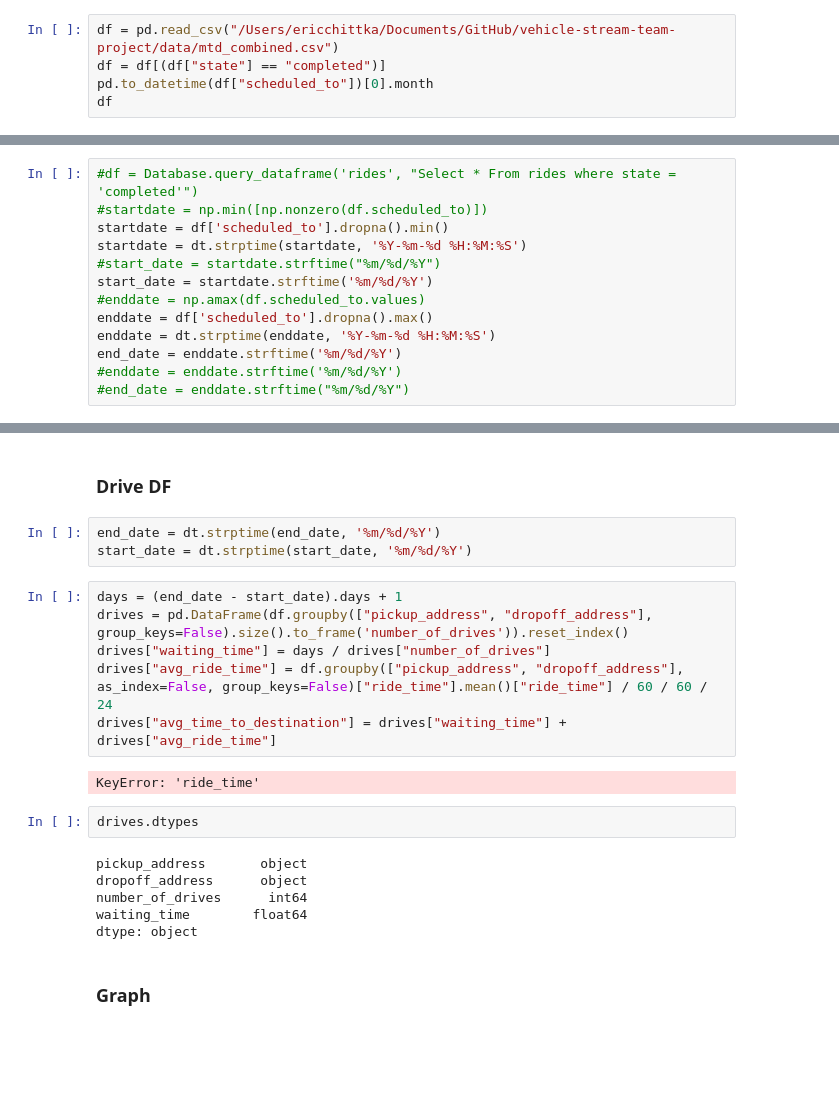
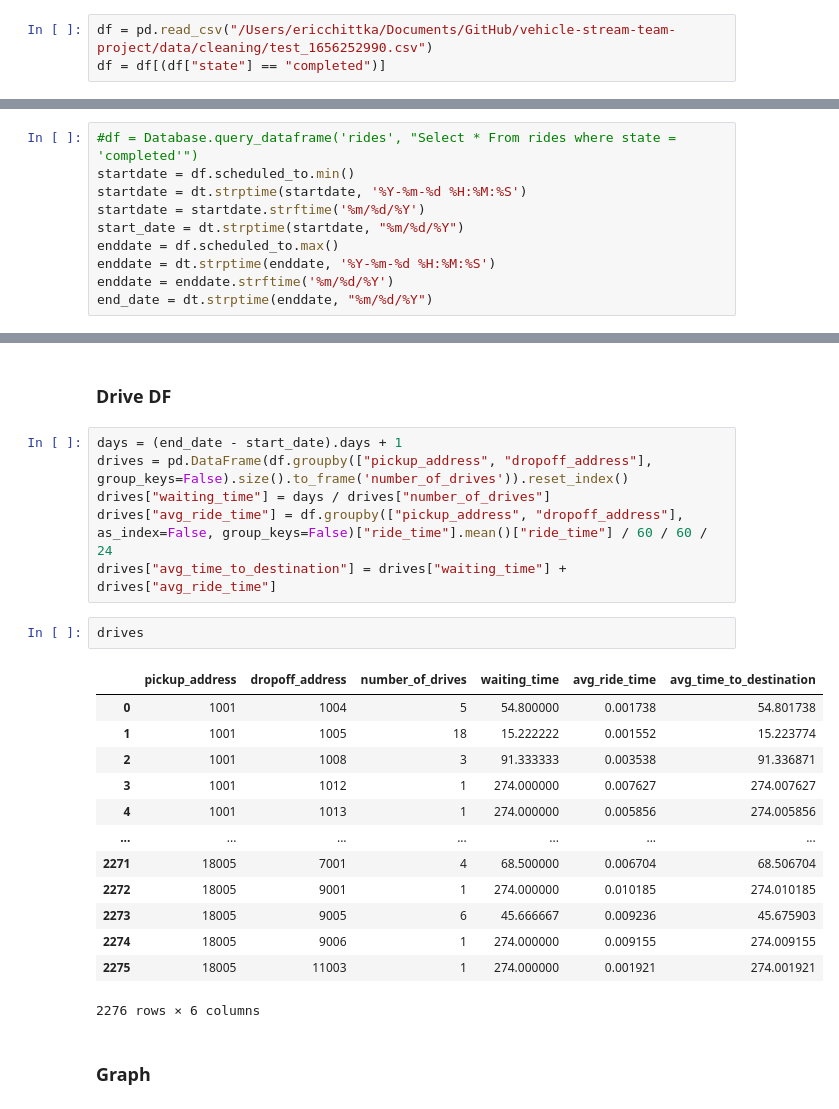
Before and after one commit to Lukas-Dierkes/vehicle-stream-team-project, a Jupyter notebook: vehicle_stream_pipeline/test.ipynb, the cells around one changed output, grey strips where cells are left out. Drawn from its saved outputs; the diff is of its cells as text; blank space fills up the shorter version.

```diff
--- a/vehicle_stream_pipeline/test.ipynb
+++ b/vehicle_stream_pipeline/test.ipynb
@@ -128,7 +128,5 @@ def get_shortest_ride(startpoint, endpoint, start_date, end_date):
 # %% [markdown]
 ### Set start and end date
 # %%
-df = pd.read_csv("/Users/ericchittka/Documents/GitHub/vehicle-stream-team-project/data/mtd_combined.csv")
+df = pd.read_csv("/Users/ericchittka/Documents/GitHub/vehicle-stream-team-project/data/cleaning/test_1656252990.csv")
 df = df[(df["state"] == "completed")]
-pd.to_datetime(df["scheduled_to"])[0].month
-df
@@ -149,40 +133,40 @@ df
 # %%
 #df = Database.query_dataframe('rides', "Select * From rides where state = 'completed'")
-#startdate = np.min([np.nonzero(df.scheduled_to)])
-startdate = df['scheduled_to'].dropna().min()
+startdate = df.scheduled_to.min()
 startdate = dt.strptime(startdate, '%Y-%m-%d %H:%M:%S')
-#start_date = startdate.strftime("%m/%d/%Y")
-start_date = startdate.strftime('%m/%d/%Y')
-#enddate = np.amax(df.scheduled_to.values)
-enddate = df['scheduled_to'].dropna().max()
+startdate = startdate.strftime('%m/%d/%Y')
+start_date = dt.strptime(startdate, "%m/%d/%Y")
+enddate = df.scheduled_to.max()
 enddate = dt.strptime(enddate, '%Y-%m-%d %H:%M:%S')
-end_date = enddate.strftime('%m/%d/%Y')
-#enddate = enddate.strftime('%m/%d/%Y')
-#end_date = enddate.strftime("%m/%d/%Y")
+enddate = enddate.strftime('%m/%d/%Y')
+end_date = dt.strptime(enddate, "%m/%d/%Y")
 # %%
 #df['pickup_address'] = df['pickup_address'].map(str)
 #df['dropoff_address'] = df['dropoff_address'].map(str)
 # %% [markdown]
 ### Drive DF
-# %%
-end_date = dt.strptime(end_date, '%m/%d/%Y')
-start_date = dt.strptime(start_date, '%m/%d/%Y')
 # %%
 days = (end_date - start_date).days + 1
 drives = pd.DataFrame(df.groupby(["pickup_address", "dropoff_address"], group_keys=False).size().to_frame('number_of_drives')).reset_index()
 drives["waiting_time"] = days / drives["number_of_drives"]
 drives["avg_ride_time"] = df.groupby(["pickup_address", "dropoff_address"], as_index=False, group_keys=False)["ride_time"].mean()["ride_time"] / 60 / 60 / 24
 drives["avg_time_to_destination"] = drives["waiting_time"] + drives["avg_ride_time"]
-# %% [output]
-KeyError: 'ride_time'
 # %%
-drives.dtypes
+drives
 # %% [output]
+|  | pickup_address | dropoff_address | number_of_drives | waiting_time | avg_ride_time | avg_time_to_destination |
+| 0 | 1001 | 1004 | 5 | 54.800000 | 0.001738 | 54.801738 |
+| 1 | 1001 | 1005 | 18 | 15.222222 | 0.001552 | 15.223774 |
+| 2 | 1001 | 1008 | 3 | 91.333333 | 0.003538 | 91.336871 |
+| 3 | 1001 | 1012 | 1 | 274.000000 | 0.007627 | 274.007627 |
+| 4 | 1001 | 1013 | 1 | 274.000000 | 0.005856 | 274.005856 |
+| ... | ... | ... | ... | ... | ... | ... |
+| 2271 | 18005 | 7001 | 4 | 68.500000 | 0.006704 | 68.506704 |
+| 2272 | 18005 | 9001 | 1 | 274.000000 | 0.010185 | 274.010185 |
+| 2273 | 18005 | 9005 | 6 | 45.666667 | 0.009236 | 45.675903 |
+| 2274 | 18005 | 9006 | 1 | 274.000000 | 0.009155 | 274.009155 |
+| 2275 | 18005 | 11003 | 1 | 274.000000 | 0.001921 | 274.001921 |
-pickup_address       object
-dropoff_address      object
-number_of_drives      int64
-waiting_time        float64
-dtype: object
+2276 rows × 6 columns
 # %% [markdown]
 ### Graph
 # %%
```
Also changed, not shown: parts of 10 cells of this notebook.
